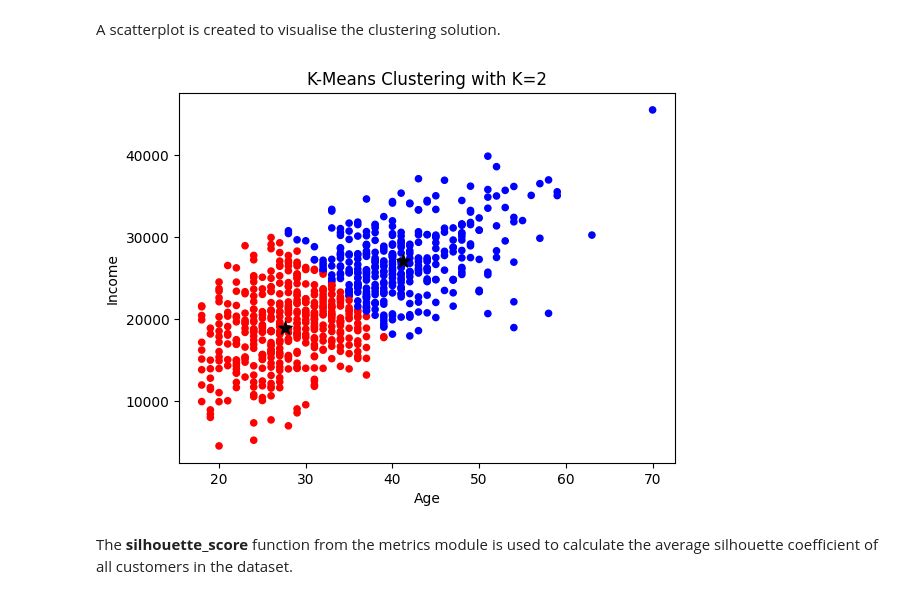
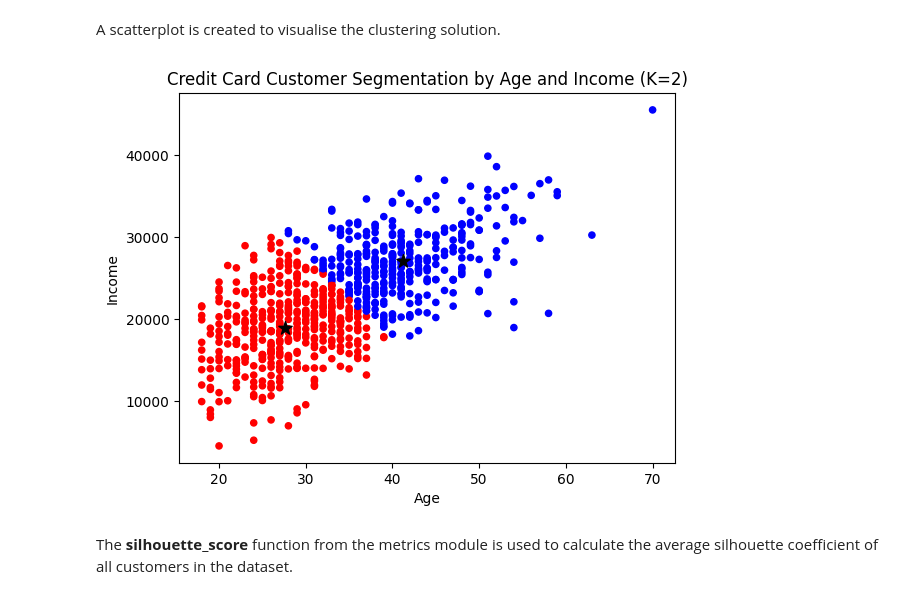
Before and after one commit to rjngoh/credit-card-customer-segmentation, a Jupyter notebook: credit_card_customer_segmentation_and_promotional_strategy_optimisation.ipynb, the cells around one changed output. Saved outputs shown, nothing was run; the diff lists cells and outputs as text; code cells hidden in the pictures.

```diff
--- a/credit_card_customer_segmentation_and_promotional_strategy_optimisation.ipynb
+++ b/credit_card_customer_segmentation_and_promotional_strategy_optimisation.ipynb
@@ -215,7 +215,7 @@ The **replace( )** function is used to replace 'yes' with 'Yes', and the `inplac
 
 The **value_counts( )** function is used to verify the treatment of the inconsistent entry.
 # %%
-df['Zero-Balance_Cardholder'].replace('yes', 'Yes', inplace=True)
+df['Zero-Balance_Cardholder'] = df['Zero-Balance_Cardholder'].replace('yes', 'Yes')
 
 df['Zero-Balance_Cardholder'].value_counts()
 # %% [output]
@@ -427,21 +421,21 @@ A scatterplot is created to visualise the clustering solution.
 # %%
 # Map the labels to colours
 c = ['b', 'r', 'y', 'g', 'c', 'm']
 colours = [c[i] for i in labels]
 
 # Plot the scatterplot with all data points and centriods
 plt.scatter(df['Age'], df['Income'], c=colours, s=20)
 plt.scatter(centroids[:,0], centroids[:,1], marker='*', s=100, c='black')
 
 # Add a title and labels
-plt.title('K-Means Clustering with K=2')
+plt.title('Credit Card Customer Segmentation by Age and Income (K=2)')
 plt.xlabel('Age')
 plt.ylabel('Income')
 
 #Display the plot
 plt.show()
 # %% [output]
-[figure, old version]
+[figure, new version]
 # %% [markdown]
 The **silhouette_score** function from the metrics module is used to calculate the average silhouette coefficient of all customers in the dataset.
 # %%
```
Also changed, not shown: parts of 1 cell of this notebook.
